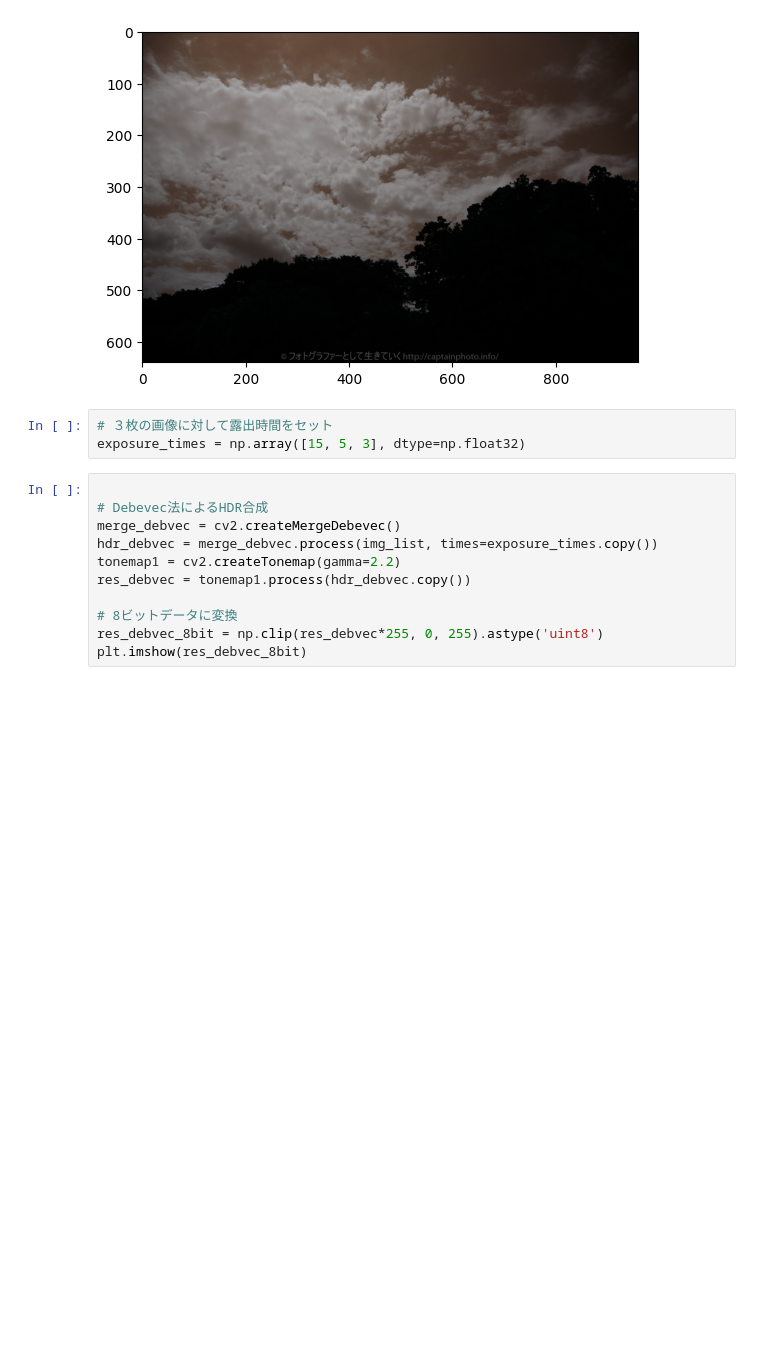
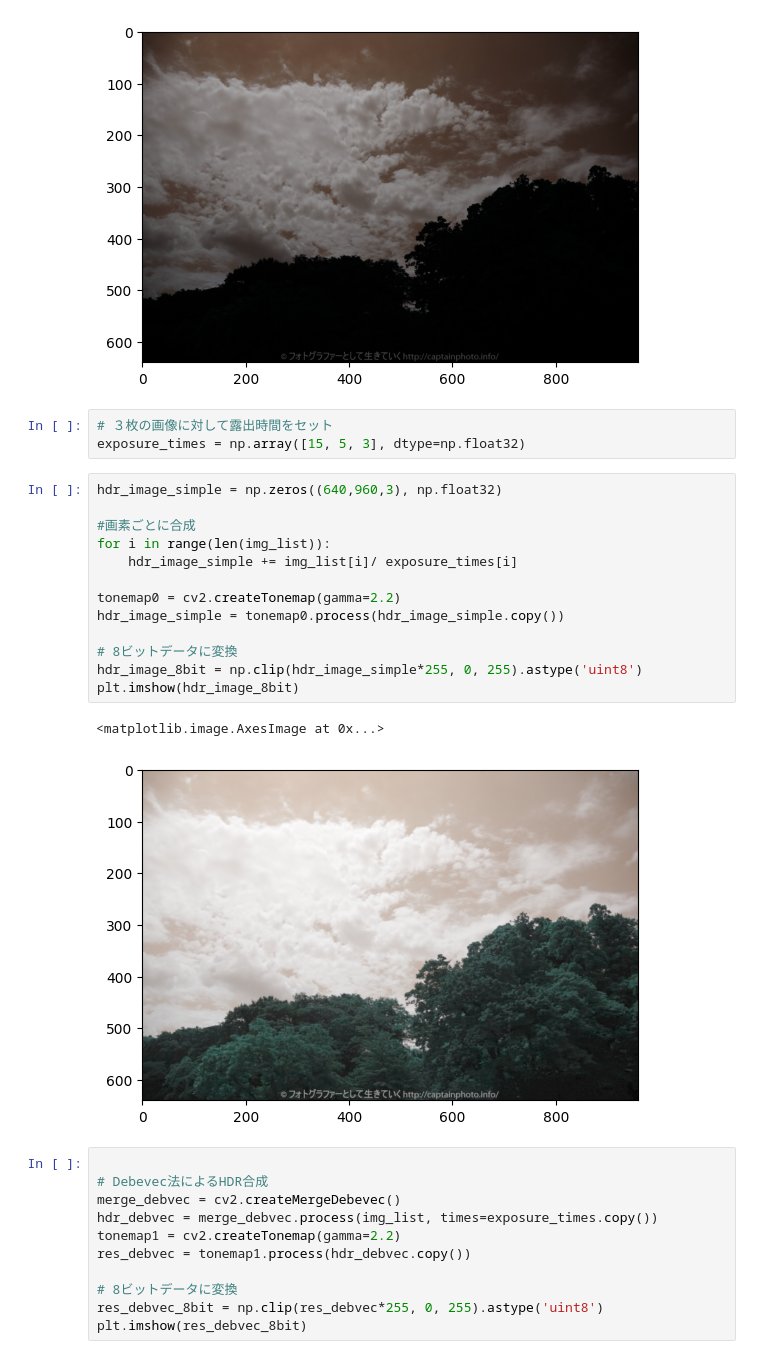
Before and after one commit to n-eisei/image-engineering, a Jupyter notebook: 5-binaryimg/hdr.ipynb, the cells around one changed output. Saved outputs shown, nothing was run; the diff lists cells and outputs as text; blank space fills up the shorter version.

```diff
--- a/5-binaryimg/hdr.ipynb
+++ b/5-binaryimg/hdr.ipynb
@@ -28,6 +27,22 @@ plt.imshow(img_list[2])
 # %%
 # ３枚の画像に対して露出時間をセット
 exposure_times = np.array([15, 5, 3], dtype=np.float32)
+# %%
+hdr_image_simple = np.zeros((640,960,3), np.float32)
+
+#画素ごとに合成
+for i in range(len(img_list)):
+    hdr_image_simple += img_list[i]/ exposure_times[i]
+
+tonemap0 = cv2.createTonemap(gamma=2.2)
+hdr_image_simple = tonemap0.process(hdr_image_simple.copy())
+
+# 8ビットデータに変換
+hdr_image_8bit = np.clip(hdr_image_simple*255, 0, 255).astype('uint8')
+plt.imshow(hdr_image_8bit)
+# %% [output]
+<matplotlib.image.AxesImage at 0x...>
+[figure, added]
 # %%
 
 # Debevec法によるHDR合成
```
Also changed, not shown: parts of 1 cell of this notebook.
